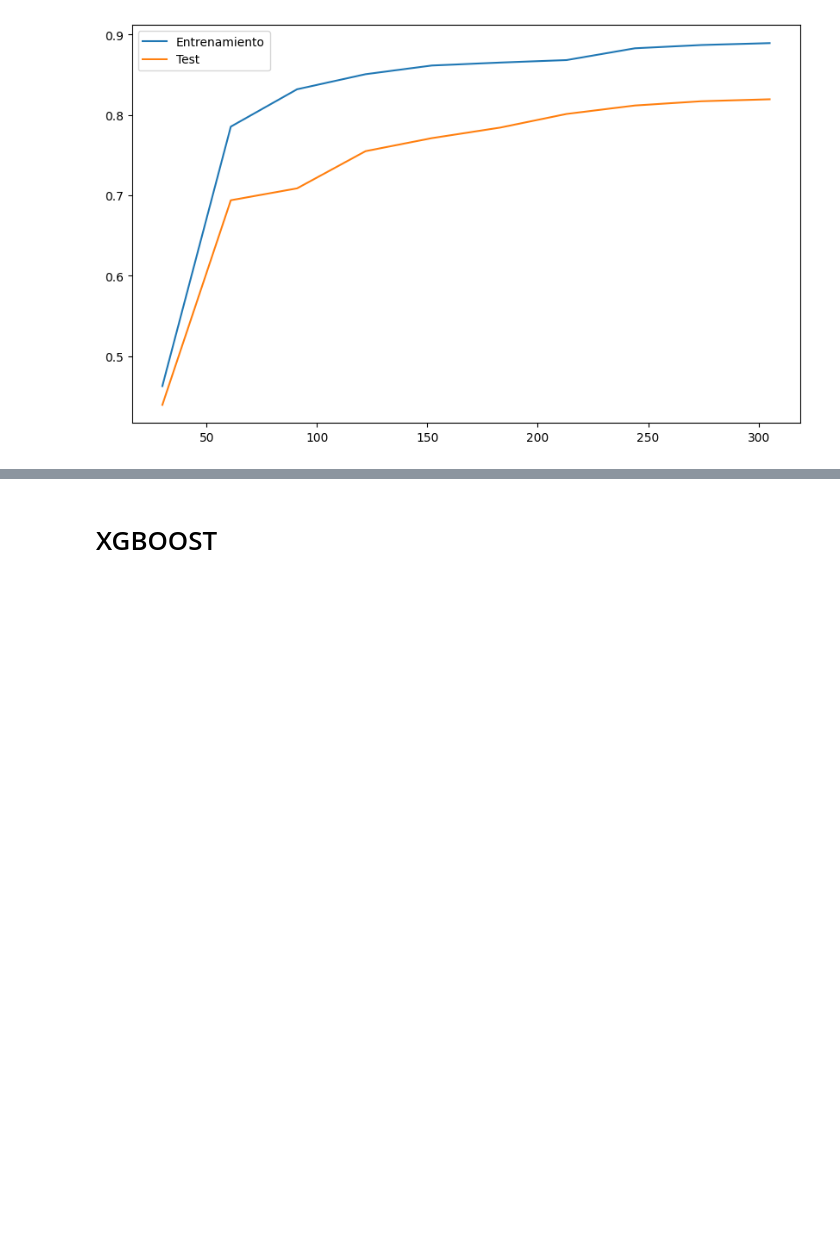
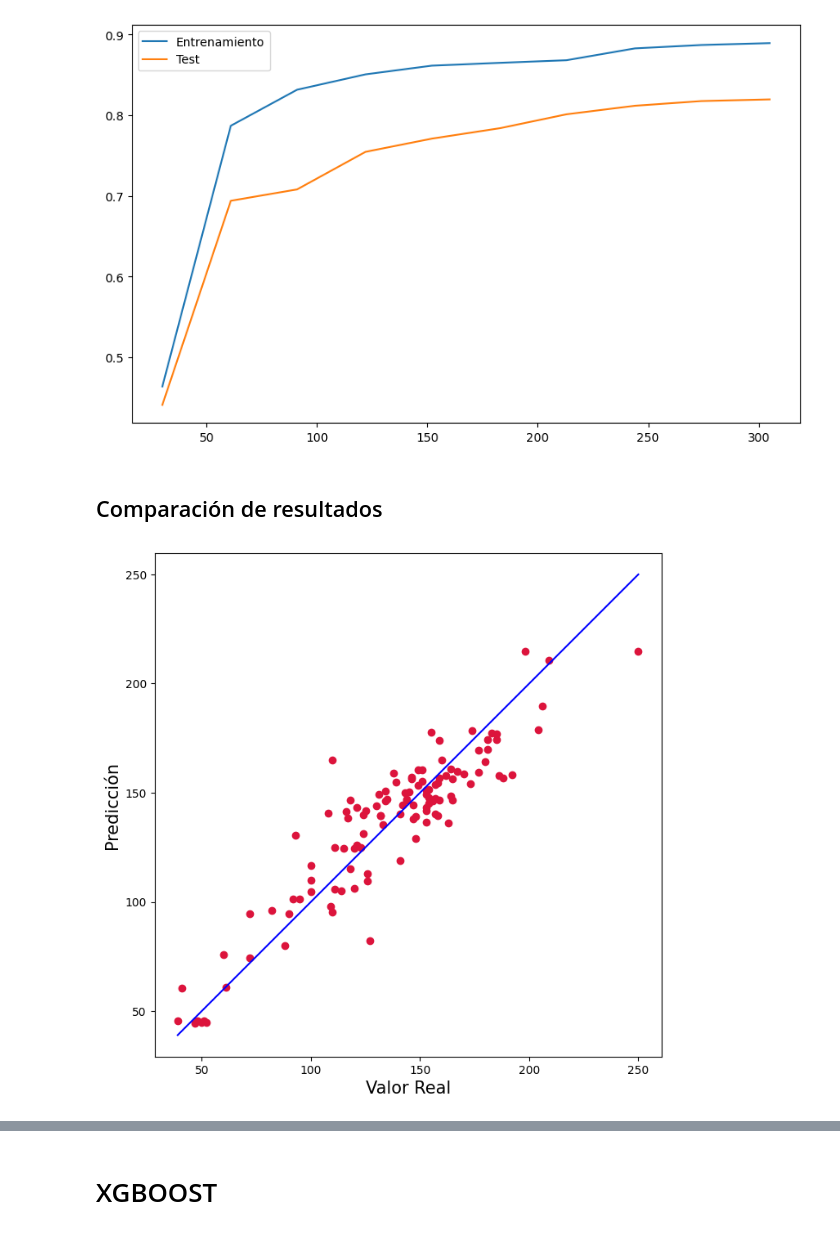
Before and after one commit to AlanJasso27/Proyecto-Integrador-Parkinson-Equipo20, a Jupyter notebook: ML_Models_Equipo20.ipynb, the cells around one changed output, grey strips where cells are left out. Cells and saved outputs as stored; diff of their text form; code cells hidden in the pictures; blank space fills up the shorter version.

```diff
--- a/ML_Models_Equipo20.ipynb
+++ b/ML_Models_Equipo20.ipynb
@@ -132,3 +221,18 @@ plt.legend()
 plt.show()
 # %% [output]
 [figure]
+# %% [markdown]
+## Comparación de resultados
+# %%
+plt.figure(figsize=(8,8))
+plt.scatter(y_test, y_pred, c='crimson')
+
+p1 = max(max(y_pred), max(y_test))
+p2 = min(min(y_pred), min(y_test))
+plt.plot([p1, p2], [p1, p2], 'b-')
+plt.xlabel('Valor Real', fontsize=15)
+plt.ylabel('Predicción', fontsize=15)
+plt.axis('equal')
+plt.show()
+# %% [output]
+[figure, added]
```
Also changed, not shown: parts of 28 cells of this notebook.
